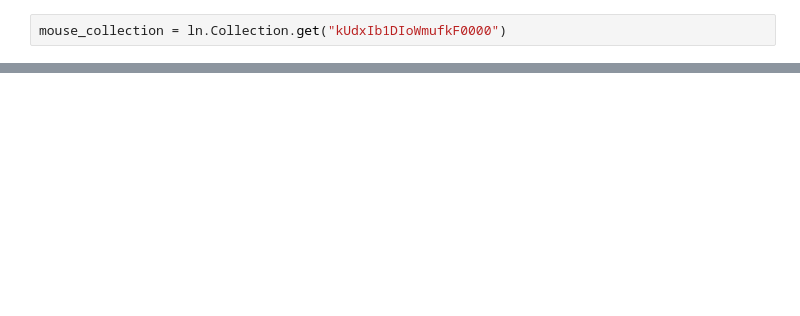
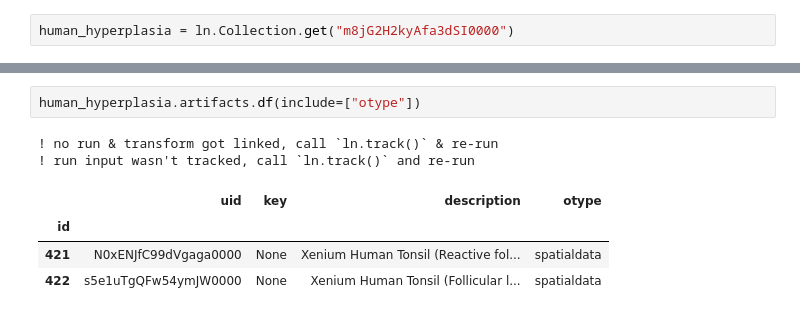
Before and after one commit to theislab/spatialdata-db, a Jupyter notebook: docs/notebooks/query_collections.ipynb, the cells around one changed output, grey strips where cells are left out. Cells and saved outputs as stored; diff of their text form; blank space fills up the shorter version.

```diff
--- a/docs/notebooks/query_collections.ipynb
+++ b/docs/notebooks/query_collections.ipynb
@@ -11,2 +27,2 @@ warnings.filterwarnings("ignore")
 # %%
-mouse_collection = ln.Collection.get("kUdxIb1DIoWmufkF0000")
+human_hyperplasia = ln.Collection.get("m8jG2H2kyAfa3dSI0000")
@@ -12,0 +33,9 @@ mouse_collection = ln.Collection.get("kUdxIb1DIoWmufkF0000")
+# %%
+human_hyperplasia.artifacts.df(include=["otype"])
+# %% [output]
+! no run & transform got linked, call `ln.track()` & re-run
+! run input wasn't tracked, call `ln.track()` and re-run
+|  | uid | key | description | otype |
+| id |  |  |  |  |
+| 421 | N0xENJfC99dVgaga0000 | None | Xenium Human Tonsil (Reactive fol... | spatialdata |
+| 422 | s5e1uTgQFw54ymJW0000 | None | Xenium Human Tonsil (Follicular l... | spatialdata |
```
Also changed, not shown: parts of 7 cells of this notebook.
